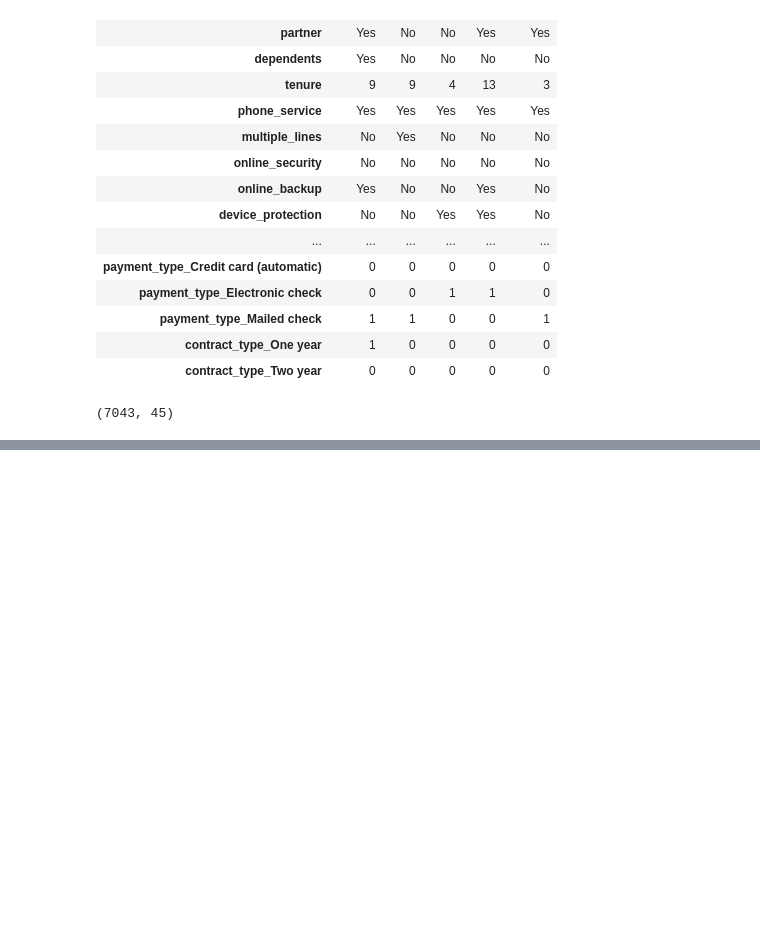
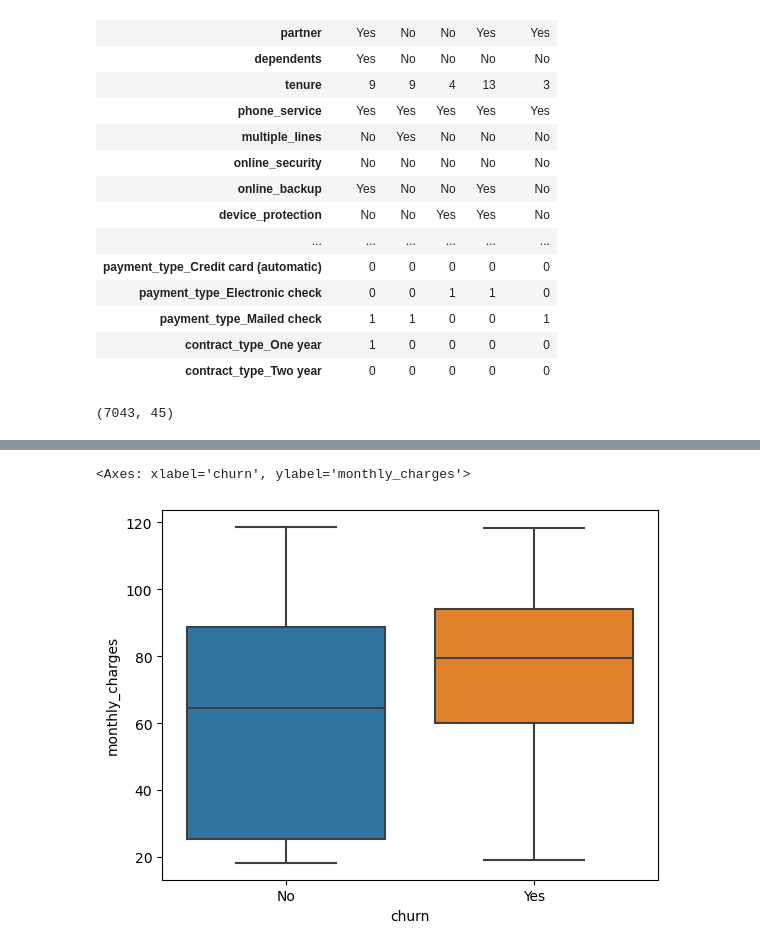
Before and after one commit to elizabethswarren/classification-project, a Jupyter notebook: report.ipynb, the cells around one changed output, grey strips where cells are left out. Cells and saved outputs as stored; diff of their text form; code cells hidden in the pictures; blank space fills up the shorter version.

```diff
--- a/report.ipynb
+++ b/report.ipynb
@@ -183,0 +210,6 @@ telco_clean.shape
+# %%
+# visualize monthy_charges and churn
+sns.boxplot(data=train, y='monthly_charges', x='churn')
+# %% [output]
+<Axes: xlabel='churn', ylabel='monthly_charges'>
+[figure, added]
```
Also changed, not shown: parts of 6 cells of this notebook.
